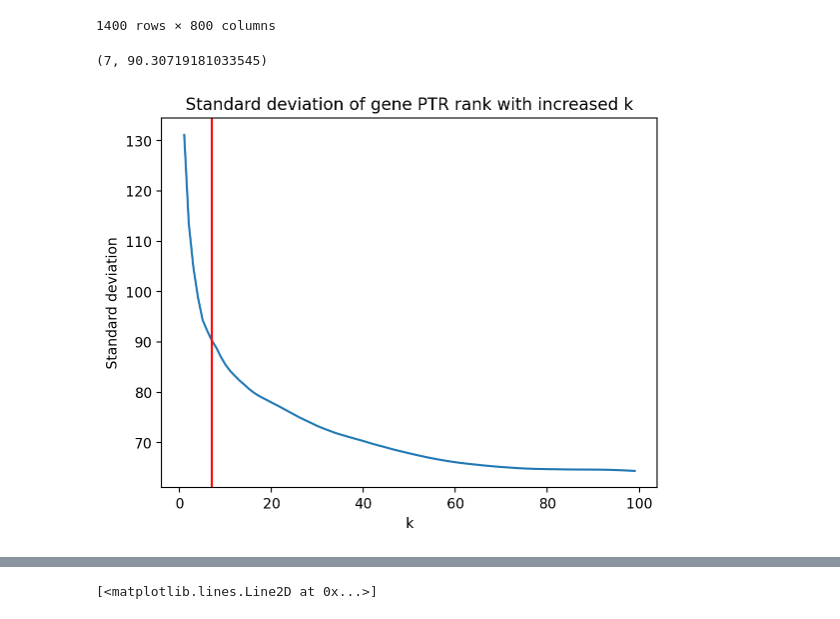
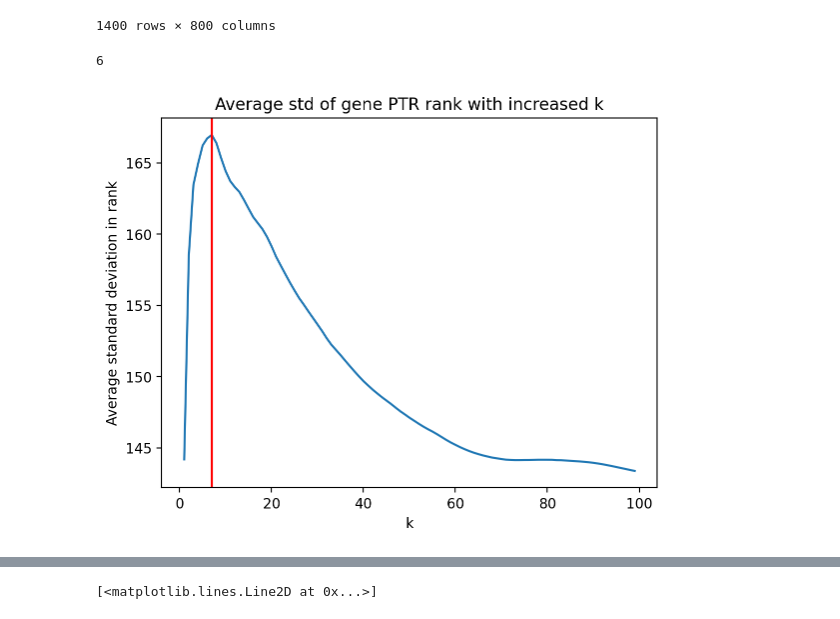
Before and after one commit to HarteminkLab/cell-cycle-deconv, a Jupyter notebook: 19_Chromatin_PTR_Analysis.ipynb, the cells around one changed output, grey strips where cells are left out. Drawn from its saved outputs; the diff is of its cells as text; code cells hidden in the pictures.

```diff
--- a/19_Chromatin_PTR_Analysis.ipynb
+++ b/19_Chromatin_PTR_Analysis.ipynb
@@ -21,19 +18,0 @@ geneset = pd.read_csv('data/reference_data/geneset_nondub_w_prom_genebodies.csv'
-# %%
-import glob
-
-outdir = 'output/deconvolve_rep1_g006_2024_02_20/chromatin/'
-
-# Load ptr values
-file_paths = glob.glob(f'{outdir}/*_ptr_*.npy')
-ptrs_df = geneset[[]].copy()
-
-m = 800
-
-for c in range(m):
-    ptrs_df[c] = np.nan
-
-for path in file_paths:
-    filename = path.split('/')[-1]
-    orf_name = filename.split('_')[2]
-    loaded_ptrs = np.load(path)
-    ptrs_df.loc[orf_name] = loaded_ptrs.flatten()
@@ -183,19 +188,26 @@ def find_elbow_with_gradients(k, r):
 
     elbow_index = negative_second_derivative_indices[0]
     return k[elbow_index], r[elbow_index]
-# %%
-rank_std_dat = rank_stds_df.std(axis=0)[1:100]
-
-plt.plot(rank_std_dat.index, rank_std_dat.values)
-
-elbow = find_elbow_with_gradients(rank_std_dat[1:].index, rank_std_dat.values[1:])
-
-plt.axvline(elbow[0], c='red')
-plt.xlabel("k")
-plt.ylabel("Standard deviation")
-plt.title("Standard deviation of gene PTR rank with increased k")
-print(elbow)
-# %% [output]
-(7, 90.30719181033545)
-[figure, removed]
+# %%
+rank_mean_dat = rank_stds_df.mean(axis=0)[1:100]
+
+plt.plot(rank_mean_dat.index, rank_mean_dat.values)
+
+maximal_mean = rank_mean_dat.argmax()
+
+plt.axvline(maximal_mean+1, c='red')
+plt.xlabel("k")
+plt.ylabel("Average standard deviation in rank")
+plt.title("Average std of gene PTR rank with increased k")
+
+print(maximal_mean)
+
+# As the k increases from 0, the standard deviation of the rank increases,
+# the rank has not stabilized and there is a lot of shuffling around
+# At 6, the rank values have reached it maximum amount of change
+# following 6, the rank values diminish, as we are introducing more stabilizing (but more
+# noise introducing values into the ptr rank)
+# %% [output]
+6
+[figure, added]
 # %%
```
Also changed, not shown: parts of 16 cells of this notebook, 2 other files.
